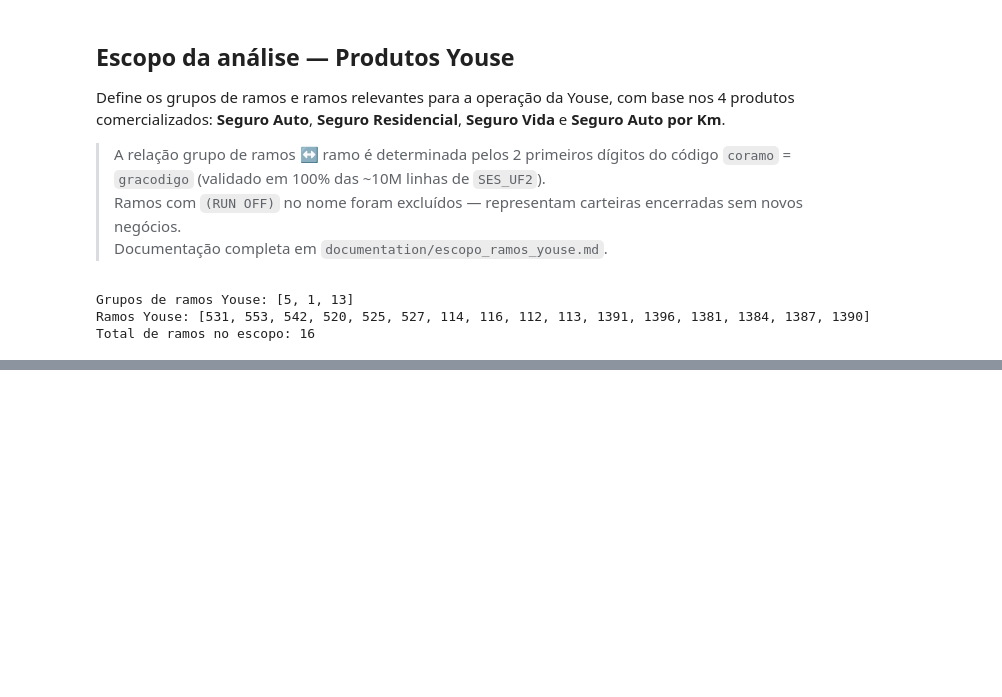
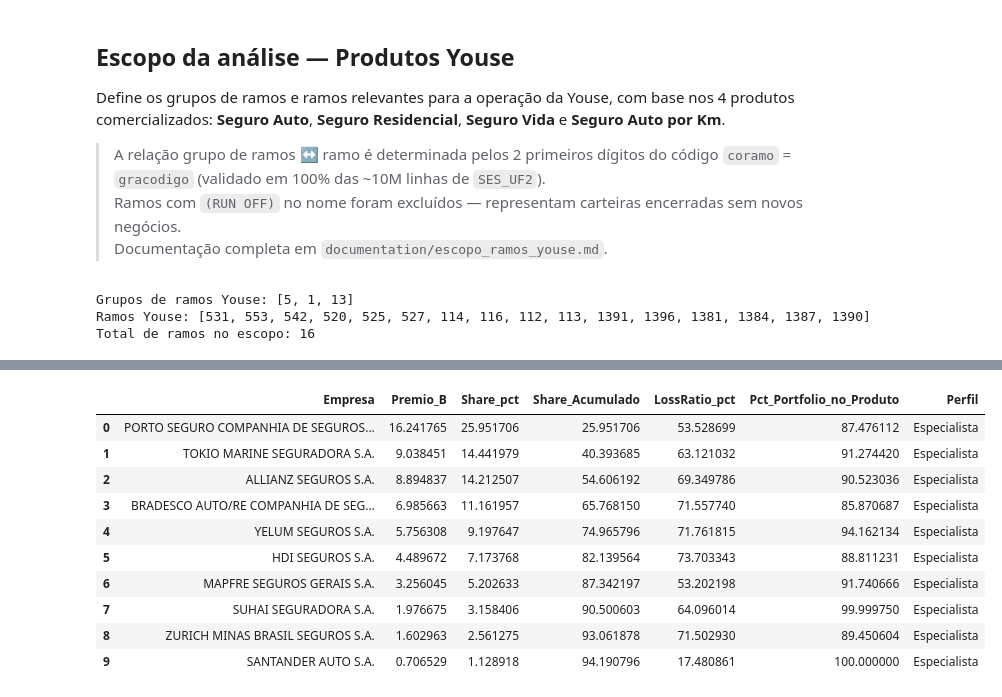
Before and after one commit to gbocalon-amp/youse-estrategia-de-clientes, a Jupyter notebook: analise_mkt_sizing/analises/analise.ipynb, the cells around one changed output, grey strips where cells are left out. Drawn from its saved outputs; the diff is of its cells as text; code cells hidden in the pictures; blank space fills up the shorter version.

```diff
--- a/analise_mkt_sizing/analises/analise.ipynb
+++ b/analise_mkt_sizing/analises/analise.ipynb
@@ -664,0 +690,15 @@ Total de ramos no escopo: 16
+# %%
+import numpy as np
+
+# Período rolling anterior (mai/2024–abr/2025), para cálculo de crescimento YoY por UF
+PERIODO_ROLLING_PREV = (
+    [f"2024{m:02d}" for m in range(5, 13)] +
+    [f"2025{m:02d}" for m in range(1, 5)]
+)
+df_rolling_prev = df[df['mes_ano'].isin(PERIODO_ROLLING_PREV)]
+
+# Share de cada produto sobre o prêmio total do mercado Youse, por ano (reaproveitado nas Análises 5/9/13)
+total_ano_mercado = df_anual.groupby('ano')['premio_dir'].sum()
+
+print(f"Linhas rolling atual (mai/25-abr/26):    {len(df_rolling):,}")
+print(f"Linhas rolling anterior (mai/24-abr/25): {len(df_rolling_prev):,}")
@@ -664,0 +1040,68 @@ Total de ramos no escopo: 16
+# %%
+a8_cia = (
+    dfp_rolling
+    .groupby('coenti', as_index=False)
+    .agg(premio_dir=('premio_dir','sum'), sin_dir=('sin_dir','sum'))
+)
+a8_cia = a8_cia.merge(ses_cias[['Coenti','Noenti']], left_on='coenti', right_on='Coenti', how='left')
+a8_cia['noenti']         = a8_cia['Noenti'].fillna('Empresa ' + a8_cia['coenti'].astype(str))
+a8_cia['loss_ratio_pct'] = a8_cia['sin_dir'] / a8_cia['premio_dir'] * 100
+a8_cia['premio_B']       = a8_cia['premio_dir'] / 1e9
+a8_cia = a8_cia.sort_values('premio_dir', ascending=False).reset_index(drop=True)
+
+tot_mercado_produto = a8_cia['premio_dir'].sum()
+n_empresas_produto  = len(a8_cia)
+
+# Merge com o consolidado (3 produtos, Análise 4) para classificar especialista vs. generalista
+a8_export = a8_cia[['coenti','noenti','premio_dir','premio_B','loss_ratio_pct']].head(10).copy()
+a8_export = a8_export.merge(
+    a4_cia[['coenti','premio_dir']].rename(columns={'premio_dir':'premio_total_3produtos'}),
+    on='coenti', how='left'
+)
+a8_export['premio_total_3produtos'] = a8_export['premio_total_3produtos'].fillna(a8_export['premio_dir'])
+a8_export['pct_portfolio']  = a8_export['premio_dir'] / a8_export['premio_total_3produtos'] * 100
+a8_export['perfil']         = np.where(a8_export['pct_portfolio'] >= 70, 'Especialista', 'Generalista')
+a8_export['share_pct']      = a8_export['premio_B'] / (tot_mercado_produto / 1e9) * 100
+a8_export['share_acum']     = a8_export['share_pct'].cumsum()
+top10_share_produto = a8_export['share_pct'].sum()
+
+print(f"{produto_sel} — Ranking de Competidores (mai/2025–abr/2026)")
+print(f"Mercado do produto: R$ {tot_mercado_produto/1e9:.2f}B | {n_empresas_produto} empresas ativas")
+print(f"\n{'#':<3}{'Empresa':<40}{'Prêmio':>9}{'Share':>7}{'Acum.':>7}{'LR':>7}  Perfil (% portfólio)")
+print("-" * 95)
+for i, (_, r) in enumerate(a8_export.iterrows(), 1):
+    nome = r['noenti'][:39]
+    print(f"{i:<3}{nome:<40}{r['premio_B']:>7.2f}B{r['share_pct']:>6.1f}%{r['share_acum']:>6.1f}%"
+          f"{r['loss_ratio_pct']:>6.1f}%  {r['perfil']} ({r['pct_portfolio']:.0f}%)")
+
+print(f"\n  >> Top 10 concentra {top10_share_produto:.1f}% do mercado de {produto_sel}")
+
+display(
+    a8_export[['noenti','premio_B','share_pct','share_acum','loss_ratio_pct','pct_portfolio','perfil']]
+    .rename(columns={
+        'noenti':'Empresa','premio_B':'Premio_B','share_pct':'Share_pct',
+        'share_acum':'Share_Acumulado','loss_ratio_pct':'LossRatio_pct',
+        'pct_portfolio':'Pct_Portfolio_no_Produto','perfil':'Perfil'
+    })
+    .reset_index(drop=True)
+)
+
+# Posição isolada da Youse no produto
+youse_prem_p = dfp_rolling[dfp_rolling['coenti'] == YOUSE_COENTI]['premio_dir'].sum()
+youse_sin_p  = dfp_rolling[dfp_rolling['coenti'] == YOUSE_COENTI]['sin_dir'].sum()
+youse_B_p    = youse_prem_p / 1e9
+youse_shr_p  = youse_B_p / (tot_mercado_produto / 1e9) * 100
+youse_rank_idx_p = a8_cia[a8_cia['coenti'] == YOUSE_COENTI].index
+youse_rank_p = int(youse_rank_idx_p[0]) + 1 if len(youse_rank_idx_p) > 0 else None
+
+print(f"\n{'='*60}")
+print(f"Posição da Youse em {produto_sel} (mai/2025–abr/2026)")
+print(f"{'='*60}")
+if youse_prem_p > 0:
+    youse_lr_p = youse_sin_p / youse_prem_p * 100
+    rank_str = f"#{youse_rank_p}" if youse_rank_p else "n/d"
+    print(f"Prêmio: R$ {youse_B_p:.3f}B | Share: {youse_shr_p:.2f}% | LR: {youse_lr_p:.1f}% | Rank: {rank_str} de {n_empresas_produto}")
+else:
+    print(f"Youse (coenti {YOUSE_COENTI}) não registra prêmio direto individualizado em {produto_sel} nesta base.")
+    print("Consistente com a Análise 4: as operações da Youse são reportadas dentro do grupo Caixa Seguridade na SUSEP.")
+# %% [output]
@@ -664,0 +1125,11 @@ Total de ramos no escopo: 16
+|  | Empresa | Premio_B | Share_pct | Share_Acumulado | LossRatio_pct | Pct_Portfolio_no_Produto | Perfil |
+| 0 | PORTO SEGURO COMPANHIA DE SEGUROS... | 16.241765 | 25.951706 | 25.951706 | 53.528699 | 87.476112 | Especialista |
+| 1 | TOKIO MARINE SEGURADORA S.A. | 9.038451 | 14.441979 | 40.393685 | 63.121032 | 91.274420 | Especialista |
+| 2 | ALLIANZ SEGUROS S.A. | 8.894837 | 14.212507 | 54.606192 | 69.349786 | 90.523036 | Especialista |
+| 3 | BRADESCO AUTO/RE COMPANHIA DE SEG... | 6.985663 | 11.161957 | 65.768150 | 71.557740 | 85.870687 | Especialista |
+| 4 | YELUM SEGUROS S.A. | 5.756308 | 9.197647 | 74.965796 | 71.761815 | 94.162134 | Especialista |
+| 5 | HDI SEGUROS S.A. | 4.489672 | 7.173768 | 82.139564 | 73.703343 | 88.811231 | Especialista |
+| 6 | MAPFRE SEGUROS GERAIS S.A. | 3.256045 | 5.202633 | 87.342197 | 53.202198 | 91.740666 | Especialista |
+| 7 | SUHAI SEGURADORA S.A. | 1.976675 | 3.158406 | 90.500603 | 64.096014 | 99.999750 | Especialista |
+| 8 | ZURICH MINAS BRASIL SEGUROS S.A. | 1.602963 | 2.561275 | 93.061878 | 71.502930 | 89.450604 | Especialista |
+| 9 | SANTANDER AUTO S.A. | 0.706529 | 1.128918 | 94.190796 | 17.480861 | 100.000000 | Especialista |
```
Also changed, not shown: parts of 45 cells of this notebook.
